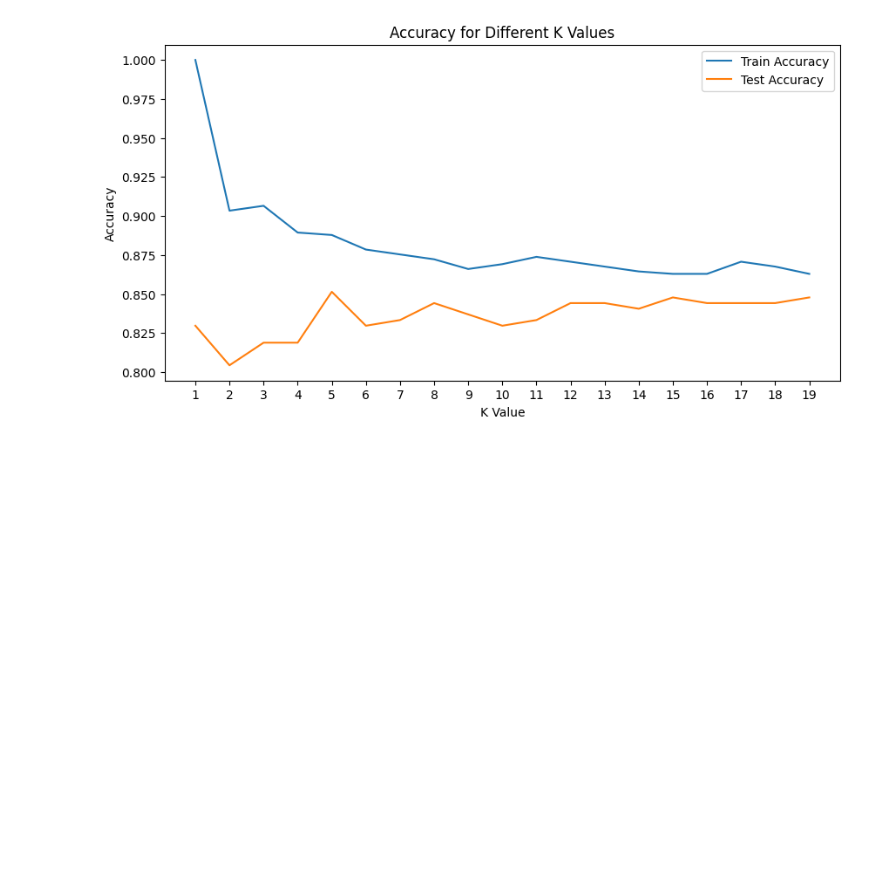
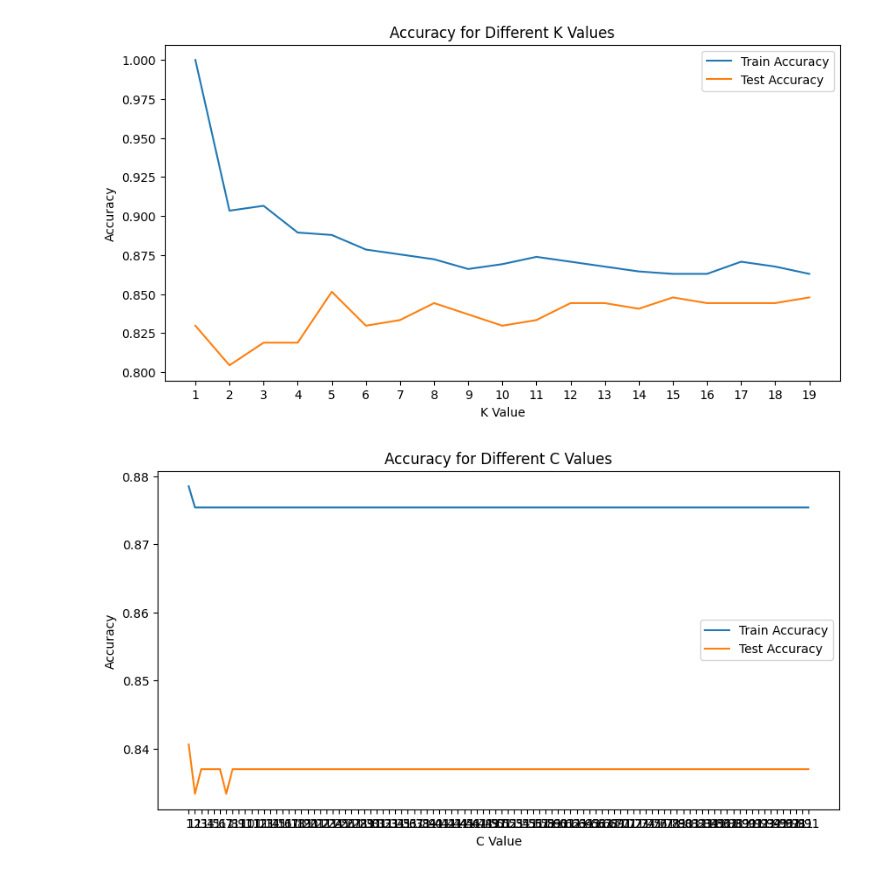
Before and after one commit to nbzuong/ML_Project, a Jupyter notebook: heart_predict.ipynb, the cells around one changed output. Saved outputs shown, nothing was run; the diff lists cells and outputs as text; code cells hidden in the pictures; blank space fills up the shorter version.

```diff
--- a/heart_predict.ipynb
+++ b/heart_predict.ipynb
@@ -276,3 +276,28 @@ plt.legend()
 plt.show()
 # %% [output]
 [figure]
+# %%
+#using SVM model with accuracy score for different C values for both train and test set and plotting the graph
+from sklearn.svm import SVC
+c_range = range(1, 1000, 10)
+train_accuracy = []
+test_accuracy = []
+for c in c_range:
+    svm = SVC(C=c,kernel='linear')
+    svm.fit(feature_train, target_train)
+    train_pred = svm.predict(feature_train)
+    train_accuracy.append(accuracy_score(target_train, train_pred))
+    test_pred = svm.predict(feature_test)
+    test_accuracy.append(accuracy_score(target_test, test_pred))
+
+plt.figure(figsize=(10, 5))
+plt.plot(c_range, train_accuracy, label='Train Accuracy')
+plt.plot(c_range, test_accuracy, label='Test Accuracy')
+plt.xticks(c_range)
+plt.xlabel('C Value')
+plt.ylabel('Accuracy')
+plt.title('Accuracy for Different C Values')
+plt.legend()
+plt.show()
+# %% [output]
+[figure, added]
```
Also changed, not shown: parts of 1 cell of this notebook.
